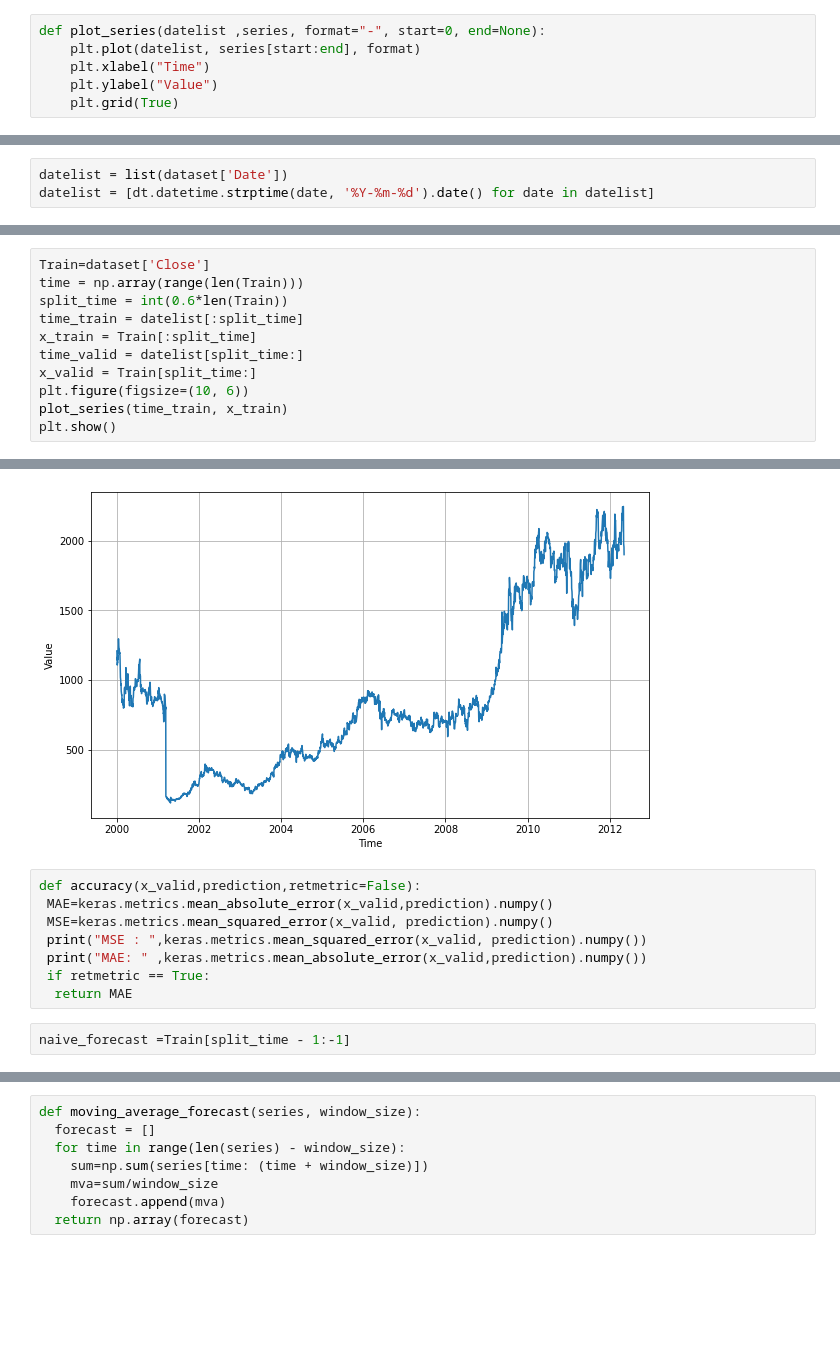
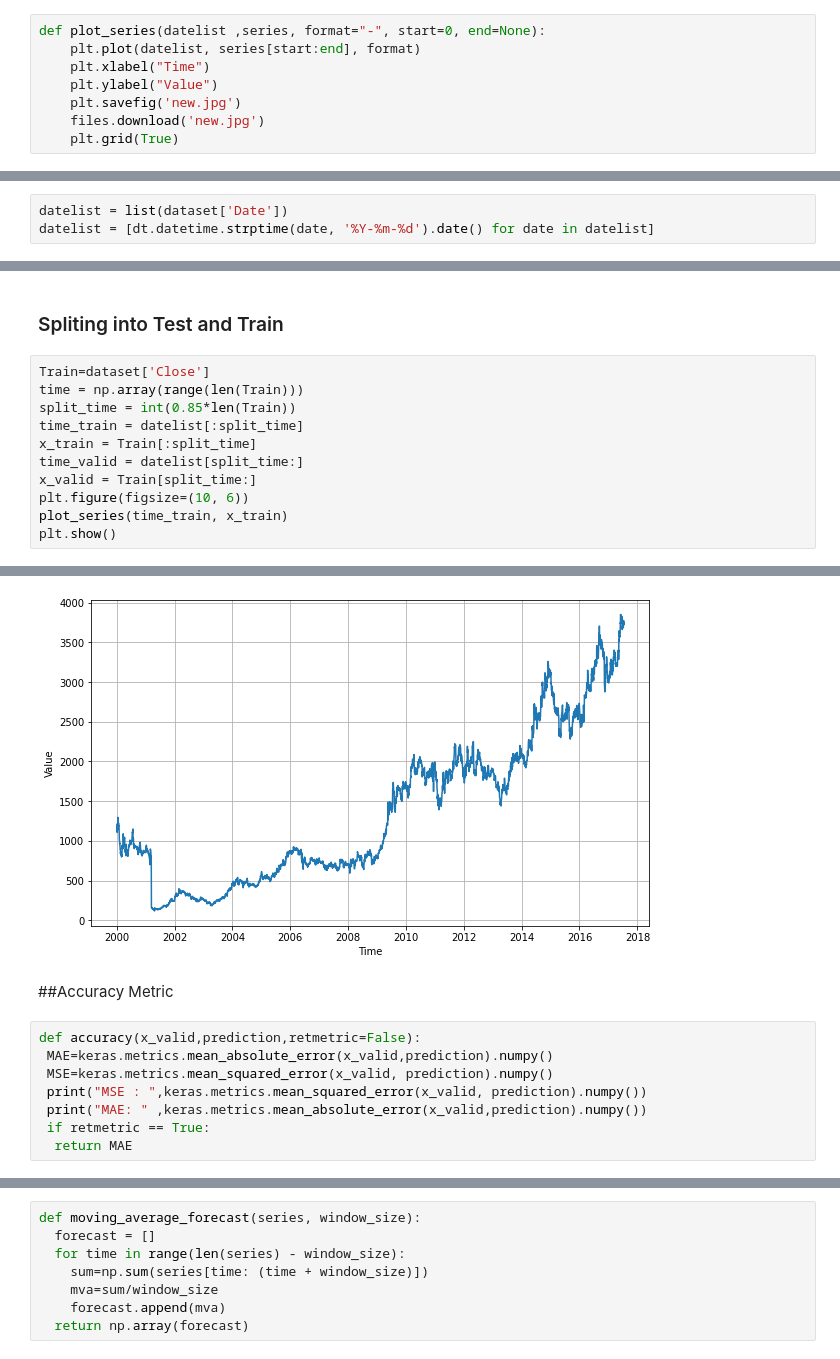
Before and after one commit to ArnabPushilal/HeroMotoStockPrediction, a Jupyter notebook: HeroMotoStock.ipynb, the cells around one changed output, grey strips where cells are left out. Saved outputs shown, nothing was run; the diff lists cells and outputs as text; blank space fills up the shorter version.

```diff
--- a/HeroMotoStock.ipynb
+++ b/HeroMotoStock.ipynb
@@ -12,4 +17,6 @@ def plot_series(datelist ,series, format="-", start=0, end=None):
     plt.plot(datelist, series[start:end], format)
     plt.xlabel("Time")
     plt.ylabel("Value")
+    plt.savefig('new.jpg')
+    files.download('new.jpg')
     plt.grid(True)
@@ -46,7 +57,9 @@ plot_series(datelist,dataset['Close'])
+# %% [markdown]
+### Spliting into Test and Train
 # %%
 Train=dataset['Close']
 time = np.array(range(len(Train)))
-split_time = int(0.6*len(Train))
+split_time = int(0.85*len(Train))
 time_train = datelist[:split_time]
 x_train = Train[:split_time]
 time_valid = datelist[split_time:]
@@ -58,4 +73,6 @@ plt.show()
-[figure, old version]
+[figure, new version]
+# %% [markdown]
+##Accuracy Metric
 # %%
 def accuracy(x_valid,prediction,retmetric=False):
  MAE=keras.metrics.mean_absolute_error(x_valid,prediction).numpy()
@@ -64,5 +81,3 @@ def accuracy(x_valid,prediction,retmetric=False):
  print("MAE: " ,keras.metrics.mean_absolute_error(x_valid,prediction).numpy())
  if retmetric == True:
   return MAE
-# %%
-naive_forecast =Train[split_time - 1:-1]
```
Also changed, not shown: parts of 35 cells of this notebook.
